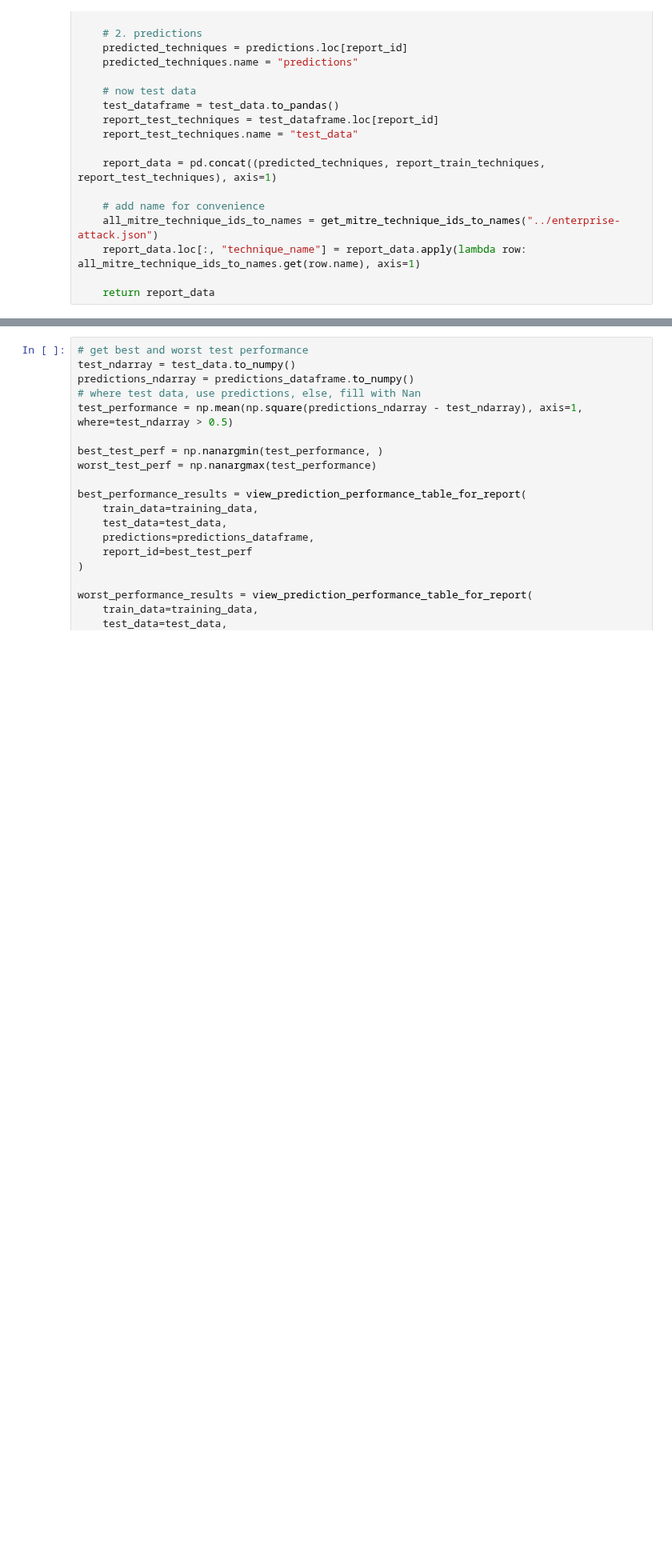
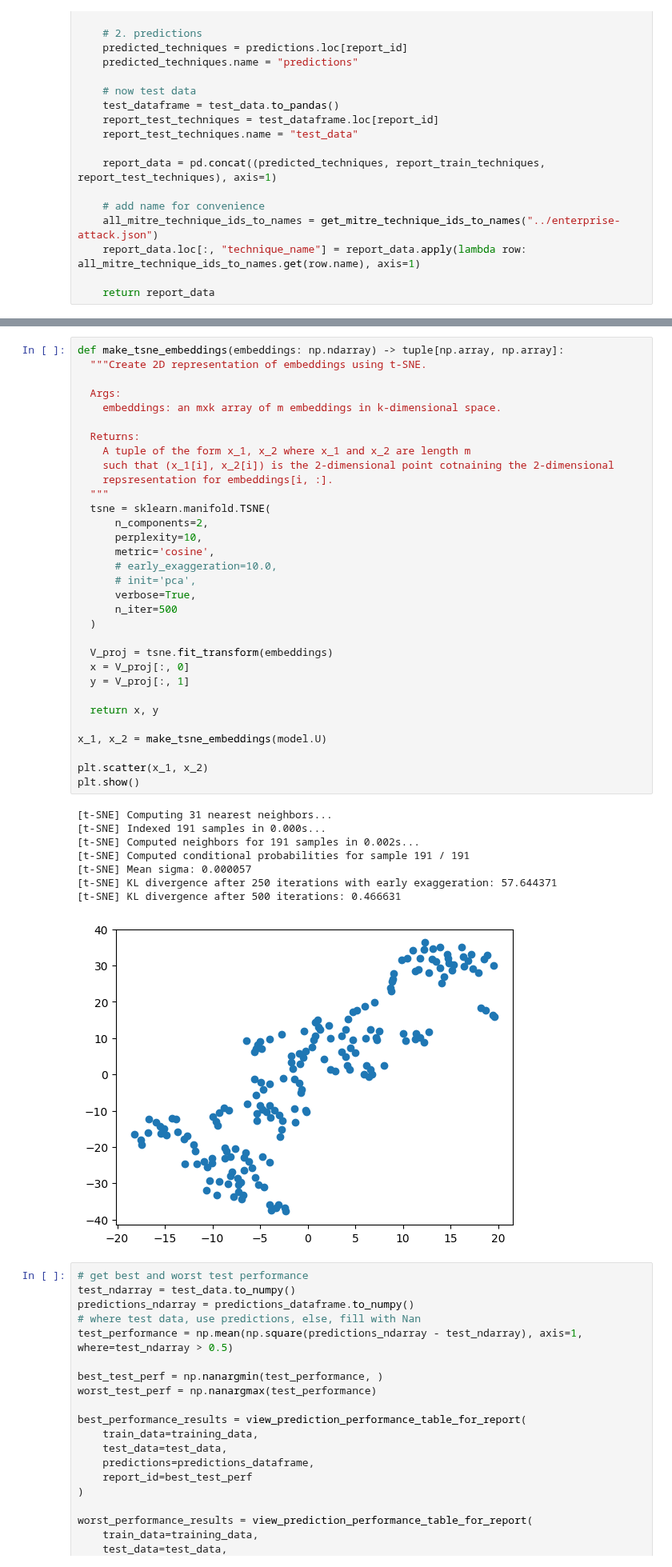
Before and after one commit to center-for-threat-informed-defense/technique-inference-engine, a Jupyter notebook: models/main.ipynb, the cells around one changed output, grey strips where cells are left out. Shown at 80% size. Saved outputs shown, nothing was run; the diff lists cells and outputs as text; blank space fills up the shorter version.

Commit message:
add t-sne visualizations

```diff
--- a/models/main.ipynb
+++ b/models/main.ipynb
@@ -105,3 +105,44 @@ MSE Error 0.07193438
+# %%
+def make_tsne_embeddings(embeddings: np.ndarray) -> tuple[np.array, np.array]:
+  """Create 2D representation of embeddings using t-SNE.
+
+  Args:
+    embeddings: an mxk array of m embeddings in k-dimensional space.
+
+  Returns:
+    A tuple of the form x_1, x_2 where x_1 and x_2 are length m
+    such that (x_1[i], x_2[i]) is the 2-dimensional point cotnaining the 2-dimensional
+    repsresentation for embeddings[i, :].
+  """
+  tsne = sklearn.manifold.TSNE(
+      n_components=2,
+      perplexity=10,
+      metric='cosine',
+      # early_exaggeration=10.0,
+      # init='pca',
+      verbose=True,
+      n_iter=500
+  )
+
+  V_proj = tsne.fit_transform(embeddings)
+  x = V_proj[:, 0]
+  y = V_proj[:, 1]
+
+  return x, y
+
+x_1, x_2 = make_tsne_embeddings(model.U)
+
+plt.scatter(x_1, x_2)
+plt.show()
+# %% [output]
+[t-SNE] Computing 31 nearest neighbors...
+[t-SNE] Indexed 191 samples in 0.000s...
+[t-SNE] Computed neighbors for 191 samples in 0.002s...
+[t-SNE] Computed conditional probabilities for sample 191 / 191
+[t-SNE] Mean sigma: 0.000057
+[t-SNE] KL divergence after 250 iterations with early exaggeration: 57.644371
+[t-SNE] KL divergence after 500 iterations: 0.466631
+[figure, added]
 # %%
 # get best and worst test performance
 test_ndarray = test_data.to_numpy()
```
Also changed, not shown: parts of 4 cells of this notebook, 3 other files.
